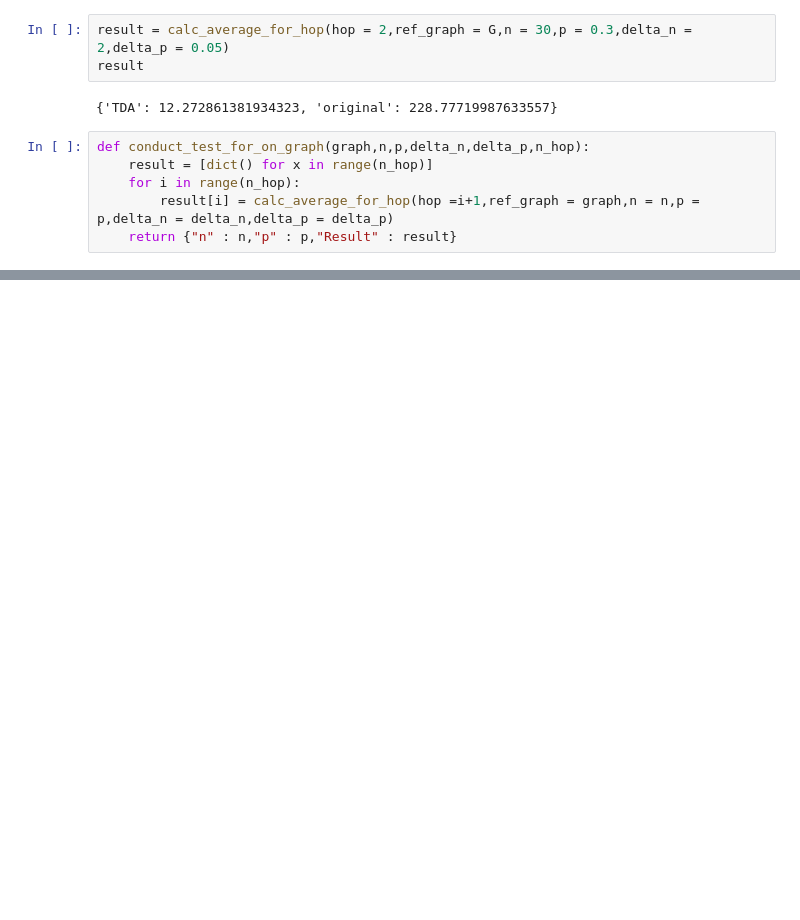
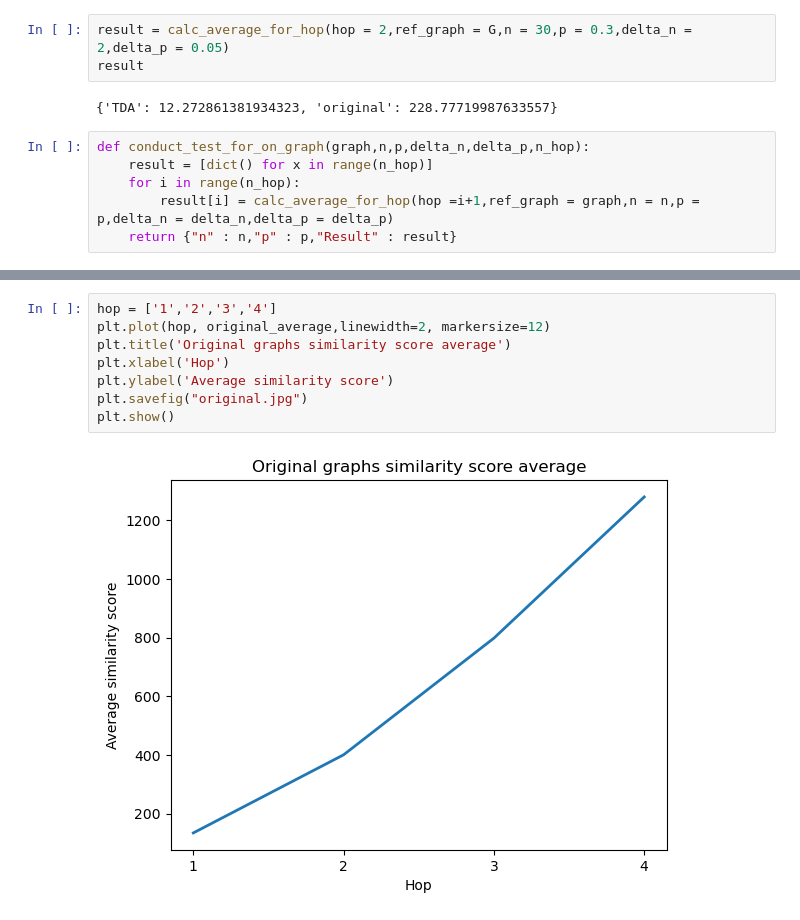
Before and after one commit to benjaminnNgo/TDASimilarityProof, a Jupyter notebook: TDAProofHopV2.ipynb, the cells around one changed output, grey strips where cells are left out. Cells and saved outputs as stored; diff of their text form; blank space fills up the shorter version.

```diff
--- a/TDAProofHopV2.ipynb
+++ b/TDAProofHopV2.ipynb
@@ -255,0 +434,10 @@ def conduct_test_on_sample(sample_numbers):
+# %%
+hop = ['1','2','3','4']
+plt.plot(hop, original_average,linewidth=2, markersize=12)
+plt.title('Original graphs similarity score average')
+plt.xlabel('Hop')
+plt.ylabel('Average similarity score')
+plt.savefig("original.jpg")
+plt.show()
+# %% [output]
+[figure, added]
```
Also changed, not shown: parts of 17 cells of this notebook, 8 other files.
